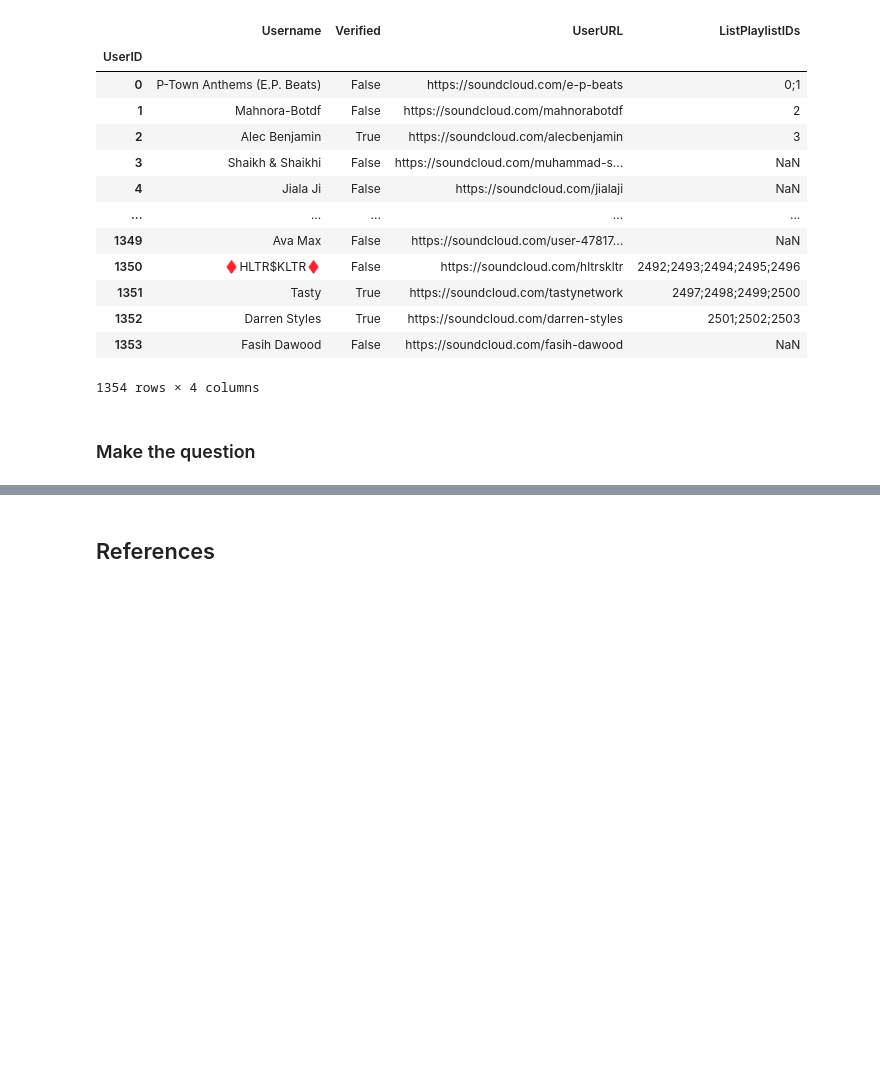
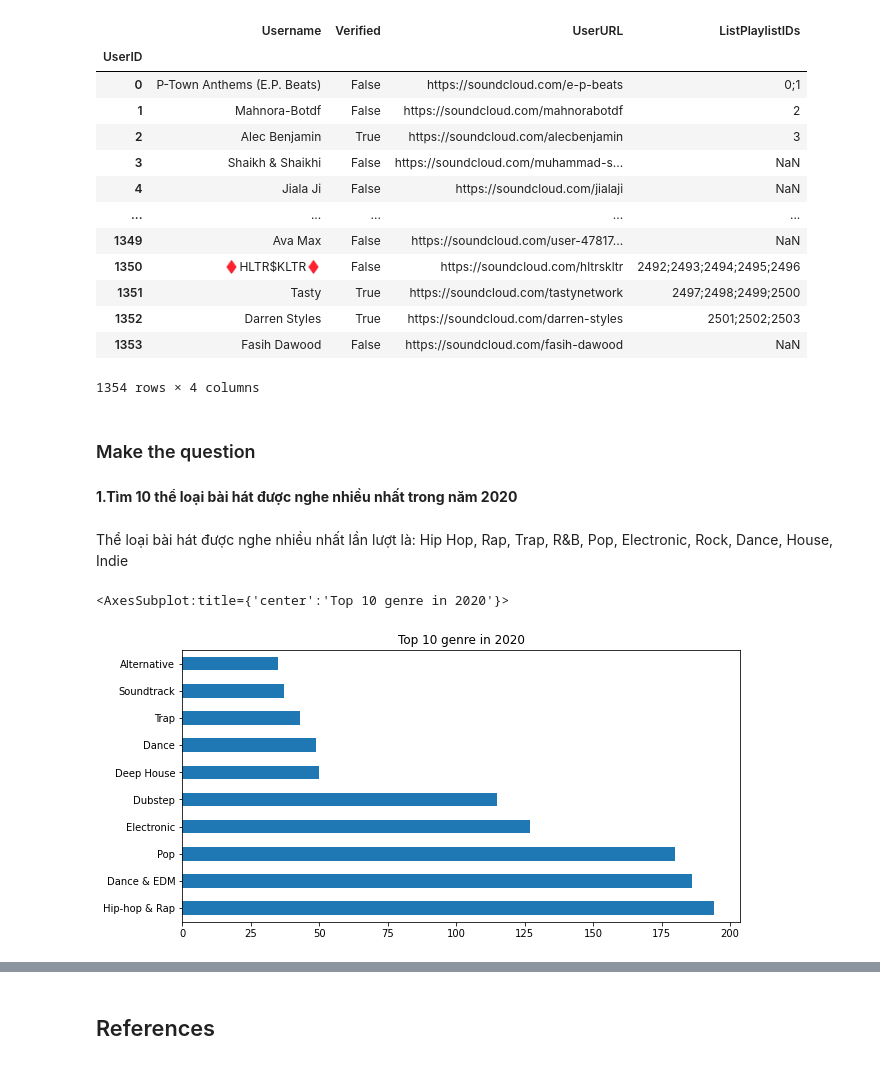
Before and after one commit to vntan/SoundCloudAnalysis, a Jupyter notebook: SoundCloudAnalysis.ipynb, the cells around one changed output, grey strips where cells are left out. Cells and saved outputs as stored; diff of their text form; code cells hidden in the pictures; blank space fills up the shorter version.

```diff
--- a/SoundCloudAnalysis.ipynb
+++ b/SoundCloudAnalysis.ipynb
@@ -1045,3 +1045,16 @@ users_nonnumberic_df
 1354 rows × 4 columns
 # %% [markdown]
 ### Make the question
+# %% [markdown]
+**1.Tìm 10 thể loại bài hát được nghe nhiều nhất trong năm 2020**
+# %% [markdown]
+Thể loại bài hát được nghe nhiều nhất lần lượt là: Hip Hop, Rap, Trap, R&B, Pop, Electronic, Rock, Dance, House, Indie
+# %%
+#find the most popular song in 2020
+most_popular_song = tracks_df[tracks_df['UploadTime'].dt.year == 2020].sort_values(by='Plays', ascending=False)
+most_popular_song.dropna(subset=['TagContent'], inplace=True)
+#visualize 10 tag content of the most popular song
+most_popular_song['TagContent'].value_counts().head(10).plot(kind='barh', figsize=(10, 5), title='Top 10 genre in 2020')
+# %% [output]
+<AxesSubplot:title={'center':'Top 10 genre in 2020'}>
+[figure, added]
```
Also changed, not shown: parts of 6 cells of this notebook.
